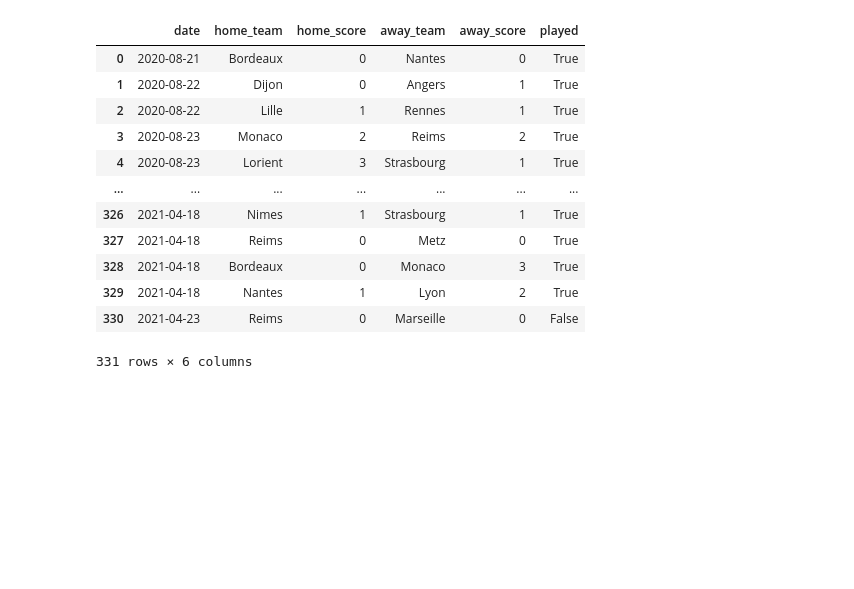
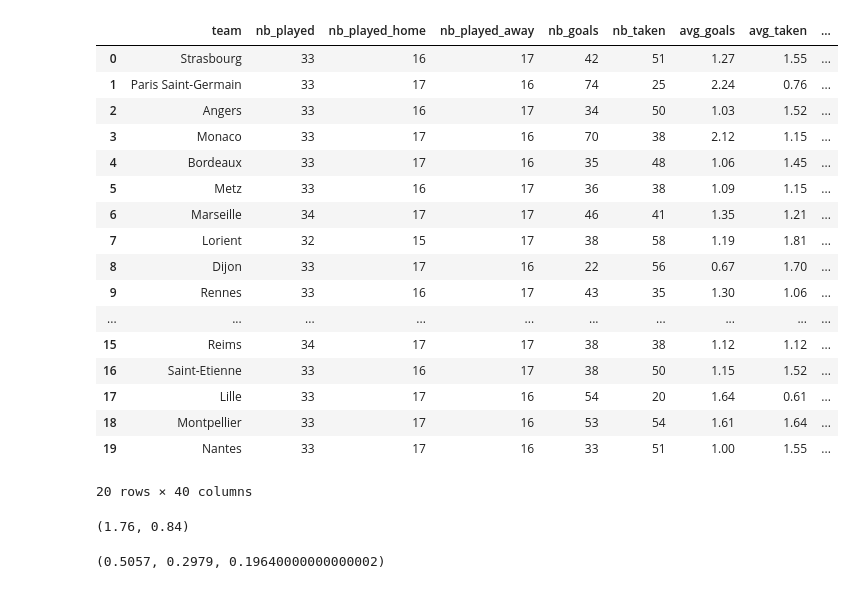
Before and after one commit to VClone-bot/european_soccer_bets_analysis, a Jupyter notebook: analysis.ipynb, the cells around one changed output. Cells and saved outputs as stored; diff of their text form; code cells hidden in the pictures; blank space fills up the shorter version.

Commit message:
Made a separate file for preprocessing, added outcome prediction using Poisson's law

```diff
--- a/analysis.ipynb
+++ b/analysis.ipynb
@@ -4,20 +3,3 @@ import seaborn as sns
 import matplotlib.pyplot as plt
 import numpy as np
 import pandas as pd
-# %%
-df = scrape('2020-08-21', '2021-04-23')
-df
-# %% [output]
-|  | date | home_team | home_score | away_team | away_score | played |
-| 0 | 2020-08-21 | Bordeaux | 0 | Nantes | 0 | True |
-| 1 | 2020-08-22 | Dijon | 0 | Angers | 1 | True |
-| 2 | 2020-08-22 | Lille | 1 | Rennes | 1 | True |
-| 3 | 2020-08-23 | Monaco | 2 | Reims | 2 | True |
-| 4 | 2020-08-23 | Lorient | 3 | Strasbourg | 1 | True |
-| ... | ... | ... | ... | ... | ... | ... |
-| 326 | 2021-04-18 | Nimes | 1 | Strasbourg | 1 | True |
-| 327 | 2021-04-18 | Reims | 0 | Metz | 0 | True |
-| 328 | 2021-04-18 | Bordeaux | 0 | Monaco | 3 | True |
-| 329 | 2021-04-18 | Nantes | 1 | Lyon | 2 | True |
-| 330 | 2021-04-23 | Reims | 0 | Marseille | 0 | False |
-331 rows × 6 columns
@@ -23,0 +17,21 @@ df
+# %%
+df_team_stats
+# %% [output]
+|  | team | nb_played | nb_played_home | nb_played_away | nb_goals | nb_taken | avg_goals | avg_taken | ... |
+| 0 | Strasbourg | 33 | 16 | 17 | 42 | 51 | 1.27 | 1.55 | ... |
+| 1 | Paris Saint-Germain | 33 | 17 | 16 | 74 | 25 | 2.24 | 0.76 | ... |
+| 2 | Angers | 33 | 16 | 17 | 34 | 50 | 1.03 | 1.52 | ... |
+| 3 | Monaco | 33 | 17 | 16 | 70 | 38 | 2.12 | 1.15 | ... |
+| 4 | Bordeaux | 33 | 17 | 16 | 35 | 48 | 1.06 | 1.45 | ... |
+| 5 | Metz | 33 | 16 | 17 | 36 | 38 | 1.09 | 1.15 | ... |
+| 6 | Marseille | 34 | 17 | 17 | 46 | 41 | 1.35 | 1.21 | ... |
+| 7 | Lorient | 32 | 15 | 17 | 38 | 58 | 1.19 | 1.81 | ... |
+| 8 | Dijon | 33 | 17 | 16 | 22 | 56 | 0.67 | 1.70 | ... |
+| 9 | Rennes | 33 | 16 | 17 | 43 | 35 | 1.30 | 1.06 | ... |
+| ... | ... | ... | ... | ... | ... | ... | ... | ... | ... |
+| 15 | Reims | 34 | 17 | 17 | 38 | 38 | 1.12 | 1.12 | ... |
+| 16 | Saint-Etienne | 33 | 16 | 17 | 38 | 50 | 1.15 | 1.52 | ... |
+| 17 | Lille | 33 | 17 | 16 | 54 | 20 | 1.64 | 0.61 | ... |
+| 18 | Montpellier | 33 | 17 | 16 | 53 | 54 | 1.61 | 1.64 | ... |
+| 19 | Nantes | 33 | 17 | 16 | 33 | 51 | 1.00 | 1.55 | ... |
+20 rows × 40 columns
@@ -23,0 +44,8 @@ df
+# %%
+from soccer_preprocessing import preprocess
+
+df_team_stats = preprocess(df)
+
+print(compute_goal_expectancy(df_team_stats, 'Paris Saint-Germain', 'Angers'))
+# %% [output]
+(1.76, 0.84)
@@ -23,0 +85,4 @@ df
+# %%
+win_probabilities(df_team_stats, 'Paris Saint-Germain', 'Dijon')
+# %% [output]
+(0.5057, 0.2979, 0.19640000000000002)
```
Also changed, not shown: parts of 7 cells of this notebook, 2 other files.
